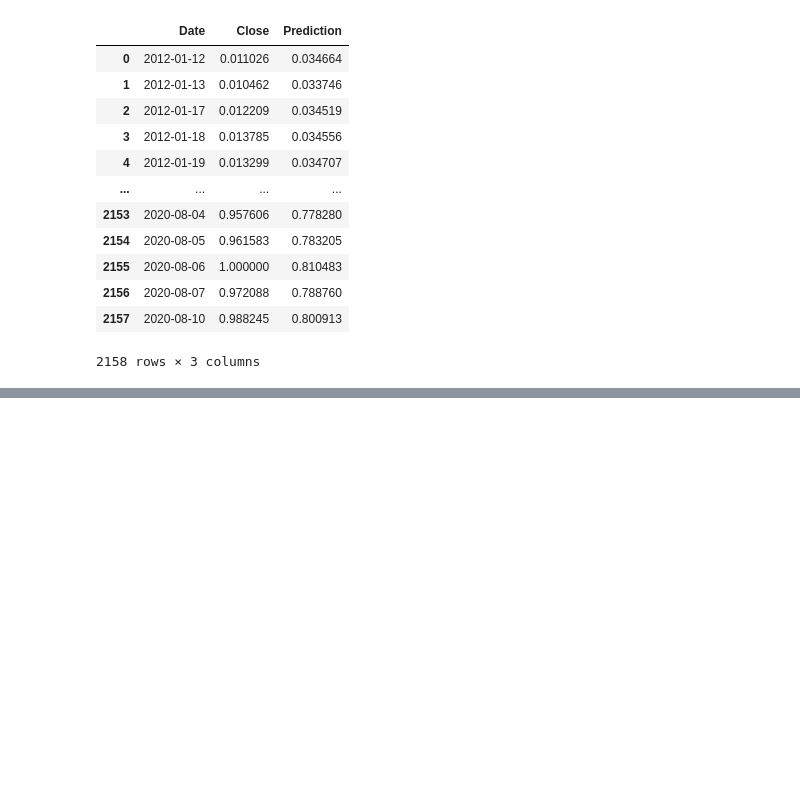
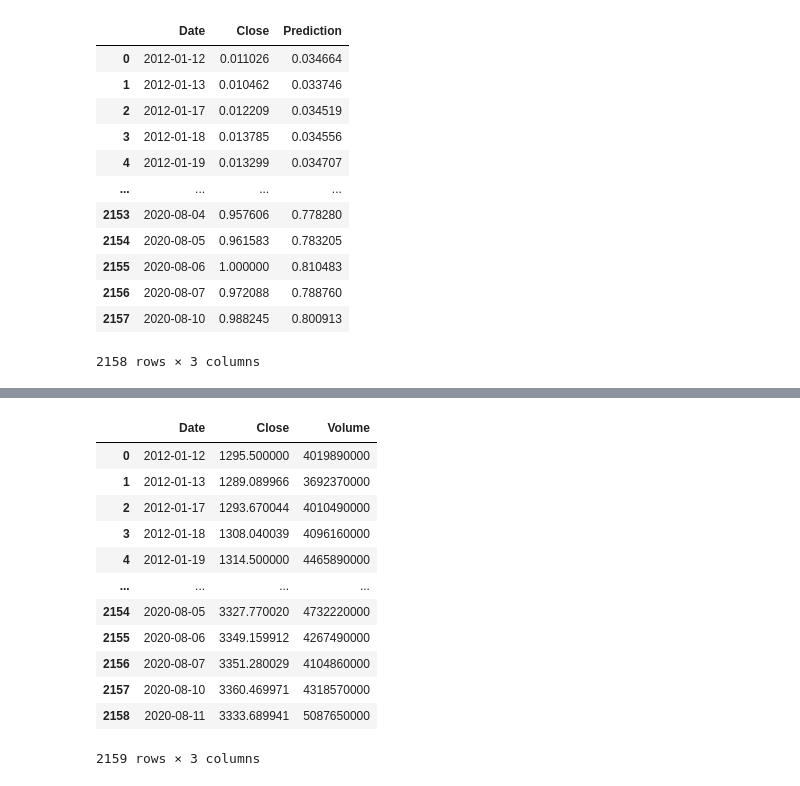
Before and after one commit to xanasa14/Finances, a Jupyter notebook: StocksPrediciton.ipynb, the cells around one changed output, grey strips where cells are left out. Drawn from its saved outputs; the diff is of its cells as text; code cells hidden in the pictures; blank space fills up the shorter version.

```diff
--- a/StocksPrediciton.ipynb
+++ b/StocksPrediciton.ipynb
@@ -378,0 +377,19 @@ interactive_plot(df_predicted, "Original Vs. Prediction")
+# %%
+#TRAIN AN LSTM TIME SERIES MODEL
+# Let's test the functions and get individual stock prices and volumes for AAPL
+price_volume_df = individual_stock(stock_price_df, stock_vol_df, 'sp500')
+price_volume_df
+# %% [output]
+|  | Date | Close | Volume |
+| 0 | 2012-01-12 | 1295.500000 | 4019890000 |
+| 1 | 2012-01-13 | 1289.089966 | 3692370000 |
+| 2 | 2012-01-17 | 1293.670044 | 4010490000 |
+| 3 | 2012-01-18 | 1308.040039 | 4096160000 |
+| 4 | 2012-01-19 | 1314.500000 | 4465890000 |
+| ... | ... | ... | ... |
+| 2154 | 2020-08-05 | 3327.770020 | 4732220000 |
+| 2155 | 2020-08-06 | 3349.159912 | 4267490000 |
+| 2156 | 2020-08-07 | 3351.280029 | 4104860000 |
+| 2157 | 2020-08-10 | 3360.469971 | 4318570000 |
+| 2158 | 2020-08-11 | 3333.689941 | 5087650000 |
+2159 rows × 3 columns
```
Also changed, not shown: parts of 16 cells of this notebook.
